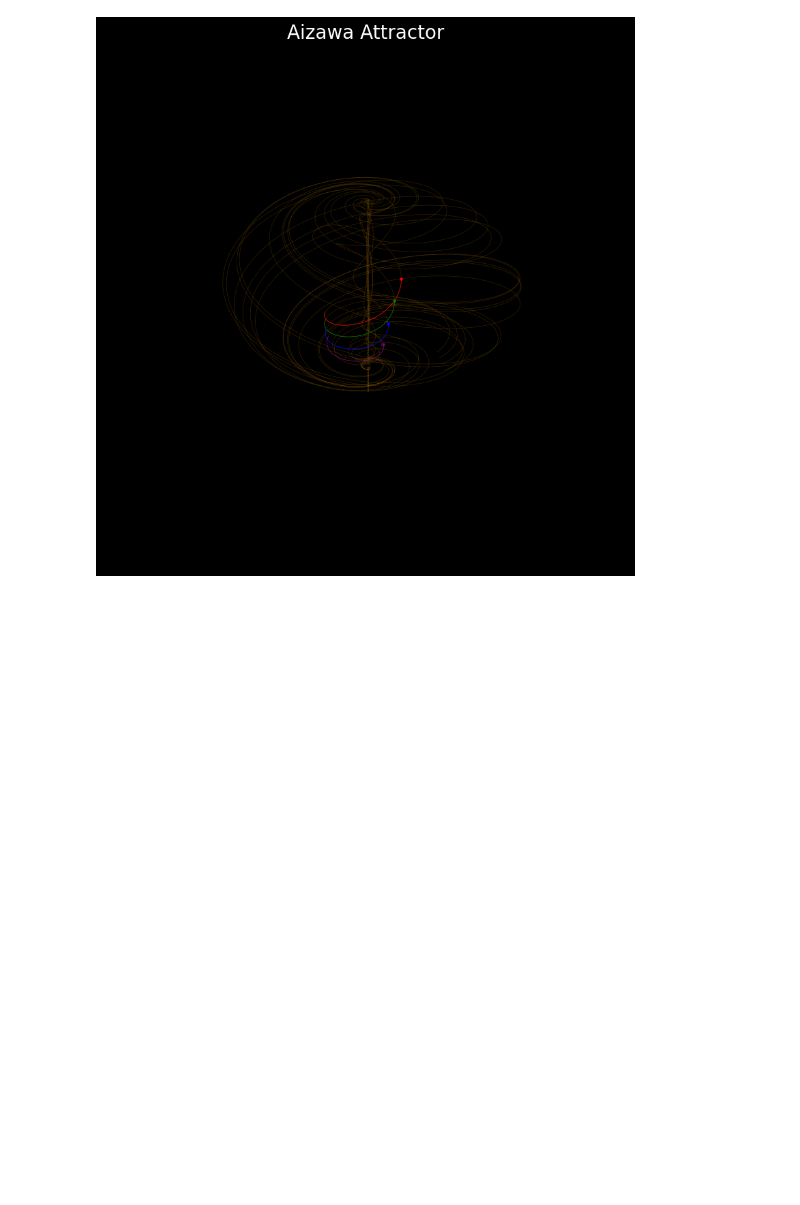
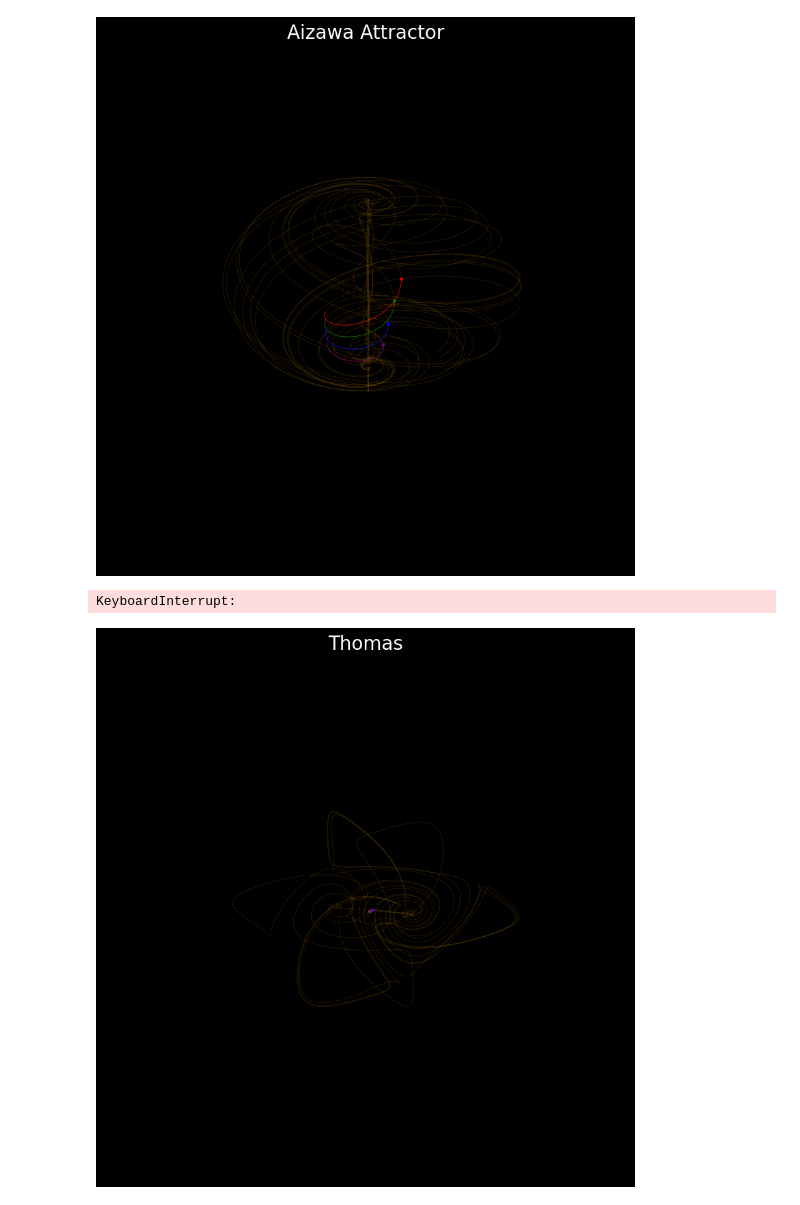
Before and after one commit to CTDck/ML, a Jupyter notebook: gen_attractor.ipynb, the cells around one changed output. Drawn from its saved outputs; the diff is of its cells as text; code cells hidden in the pictures; blank space fills up the shorter version.

Commit message:
Abstraction of attractor class

```diff
--- a/gen_attractor.ipynb
+++ b/gen_attractor.ipynb
@@ -366,6 +367,9 @@ anim = FuncAnimation(fig, update_plot, frames=np.arange(0, 10000, 1), init_func=
 
 anim.save("Data/Halvorsen.mp4", dpi=150, fps=30, writer="ffmpeg")
 # %%
+dt = 0.01
+num_steps = 10000
+
 def thomas(xyz, *, a=0.21):
 
     x, y, z = xyz
@@ -399,36 +403,39 @@ def init_func():
     plt.axis("off")
     ax.grid(False)
 
-def update_plot(t):
+def update_plot(t, name):
     ax.clear()
     ax.xaxis.set_pane_color((1.0, 1.0, 1.0, 0.0))
     ax.yaxis.set_pane_color((1.0, 1.0, 1.0, 0.0))
     ax.zaxis.set_pane_color((1.0, 1.0, 1.0, 0.0))
     plt.axis("off")
     if t < 100:
-        ax.set_title(f"Thomas Attractor", alpha=(t/100), fontsize=20)
+        ax.set_title(f"{name}", alpha=(t/100), fontsize=20)
     else:
-        ax.set_title(f"Thomas Attractor", alpha=1, fontsize=20)
+        ax.set_title(f"{name}", alpha=1, fontsize=20)
     ax.scatter(*a1[t].T, marker="o", color="red", s=5)
     ax.scatter(*a2[t].T, marker="o", color="green", s=5)
     ax.scatter(*a3[t].T, marker="o", color="blue", s=5)
     ax.scatter(*a4[t].T, marker="o", color="purple", s=5)
     ax.plot3D(*a1.T, color="orange", lw=0.5, alpha=0.2)
     ax.plot3D(*a2.T, color="orange", lw=0.5, alpha=0.2)
     ax.plot3D(*a3.T, color="orange", lw=0.5, alpha=0.2)
     ax.plot3D(*a4.T, color="orange", lw=0.5, alpha=0.2)
     if t > 100:
         ax.plot3D(*a1[t-100:t].T, color="red", lw=0.5, alpha=1)
         ax.plot3D(*a2[t-100:t].T, color="green", lw=0.5, alpha=1)
         ax.plot3D(*a3[t-100:t].T, color="blue", lw=0.5, alpha=1)
         ax.plot3D(*a4[t-100:t].T, color="purple", lw=0.5, alpha=1)
     else:
         ax.plot3D(*a1[:t].T, color="red", lw=0.5, alpha=1)
         ax.plot3D(*a2[:t].T, color="green", lw=0.5, alpha=1)
         ax.plot3D(*a3[:t].T, color="blue", lw=0.5, alpha=1)
         ax.plot3D(*a4[:t].T, color="purple", lw=0.5, alpha=1)
     ax.view_init(30, t/1000 * 180)
 
-anim = FuncAnimation(fig, update_plot, frames=np.arange(0, 10000, 1), init_func=init_func, interval=1)
+anim = FuncAnimation(fig, update_plot, frames=np.arange(0, 10000, 1), init_func=init_func, fargs=("Thomas",), interval=1)
 
 anim.save("Data/Thomas.mp4", dpi=150, fps=30, writer="ffmpeg")
+# %% [output]
+KeyboardInterrupt:
+[figure, added]
```
Also changed, not shown: parts of 3 cells of this notebook, 2 other files.
